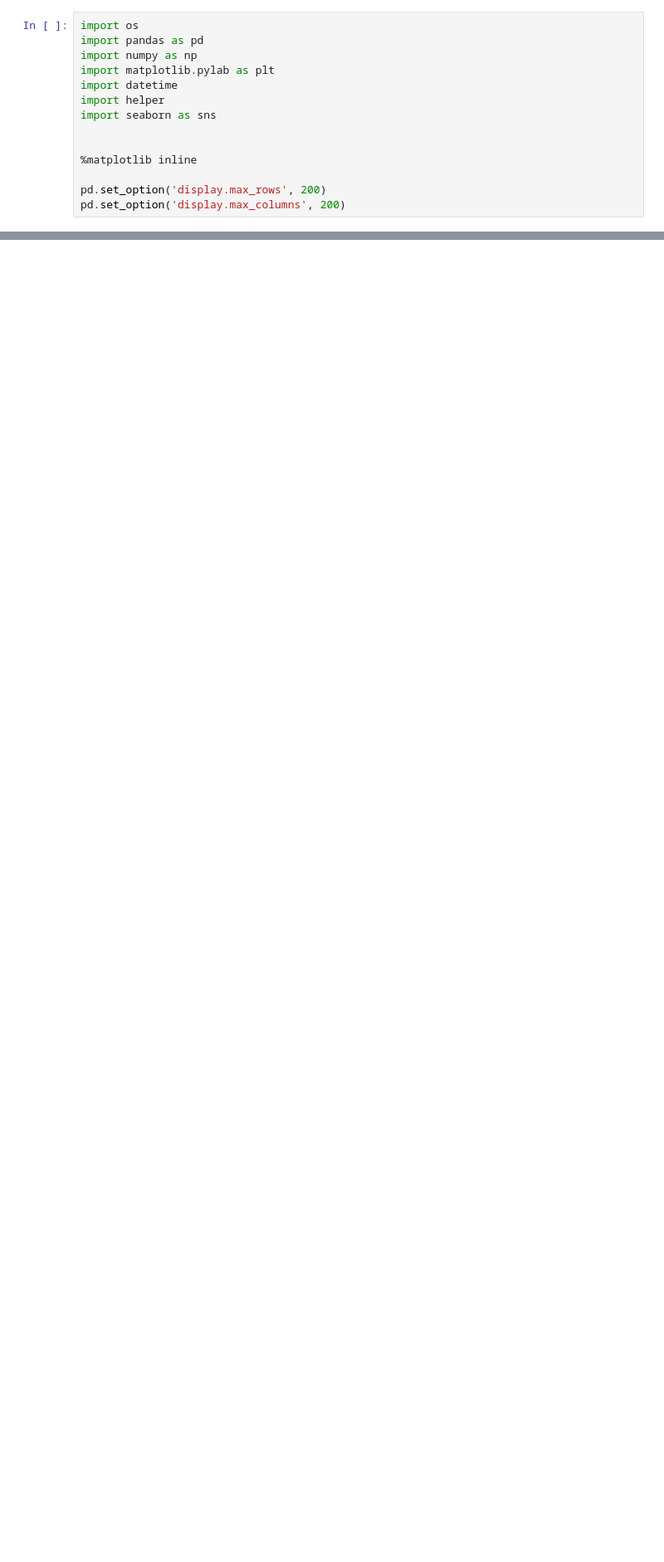
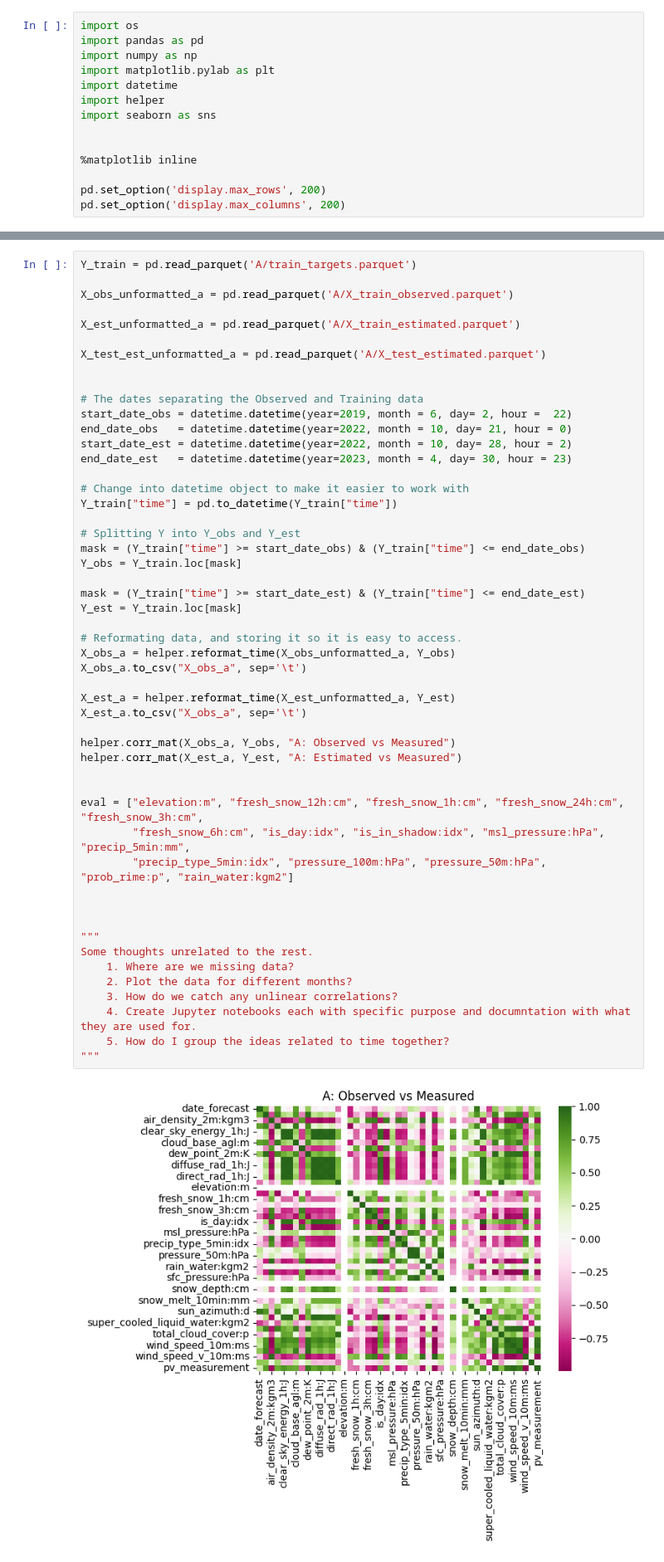
Before and after one commit to Myteck/TDT4173-Machine-Learning-Solar-Energy-Production-Forecasting, a Jupyter notebook: data/eda.ipynb, the cells around one changed output, grey strips where cells are left out. Shown at 83% size. Cells and saved outputs as stored; diff of their text form; blank space fills up the shorter version.

```diff
--- a/data/eda.ipynb
+++ b/data/eda.ipynb
@@ -21,3 +21,56 @@ pd.set_option('display.max_columns', 200)
 
 
 The picture above illustrates how the data is categorized.
+# %%
+Y_train = pd.read_parquet('A/train_targets.parquet')
+
+X_obs_unformatted_a = pd.read_parquet('A/X_train_observed.parquet')
+
+X_est_unformatted_a = pd.read_parquet('A/X_train_estimated.parquet')
+
+X_test_est_unformatted_a = pd.read_parquet('A/X_test_estimated.parquet')
+
+
+# The dates separating the Observed and Training data
+start_date_obs = datetime.datetime(year=2019, month = 6, day= 2, hour =  22)
+end_date_obs   = datetime.datetime(year=2022, month = 10, day= 21, hour = 0)
+start_date_est = datetime.datetime(year=2022, month = 10, day= 28, hour = 2)
+end_date_est   = datetime.datetime(year=2023, month = 4, day= 30, hour = 23)
+
+# Change into datetime object to make it easier to work with
+Y_train["time"] = pd.to_datetime(Y_train["time"])
+
+# Splitting Y into Y_obs and Y_est
+mask = (Y_train["time"] >= start_date_obs) & (Y_train["time"] <= end_date_obs)
+Y_obs = Y_train.loc[mask]
+
+mask = (Y_train["time"] >= start_date_est) & (Y_train["time"] <= end_date_est)
+Y_est = Y_train.loc[mask]
+
+# Reformating data, and storing it so it is easy to access.
+X_obs_a = helper.reformat_time(X_obs_unformatted_a, Y_obs)
+X_obs_a.to_csv("X_obs_a", sep='\t')
+
+X_est_a = helper.reformat_time(X_est_unformatted_a, Y_est)
+X_est_a.to_csv("X_obs_a", sep='\t')
+
+helper.corr_mat(X_obs_a, Y_obs, "A: Observed vs Measured")
+helper.corr_mat(X_est_a, Y_est, "A: Estimated vs Measured")
+
+
+eval = ["elevation:m", "fresh_snow_12h:cm", "fresh_snow_1h:cm", "fresh_snow_24h:cm", "fresh_snow_3h:cm",
+        "fresh_snow_6h:cm", "is_day:idx", "is_in_shadow:idx", "msl_pressure:hPa", "precip_5min:mm",
+        "precip_type_5min:idx", "pressure_100m:hPa", "pressure_50m:hPa", "prob_rime:p", "rain_water:kgm2"]
+
+
+
+"""
+Some thoughts unrelated to the rest.
+    1. Where are we missing data?
+    2. Plot the data for different months?
+    3. How do we catch any unlinear correlations?
+    4. Create Jupyter notebooks each with specific purpose and documntation with what they are used for.
+    5. How do I group the ideas related to time together?
+"""
+# %% [output]
+[figure, added]
```
Also changed, not shown: parts of 4 cells of this notebook, 3 other files.
